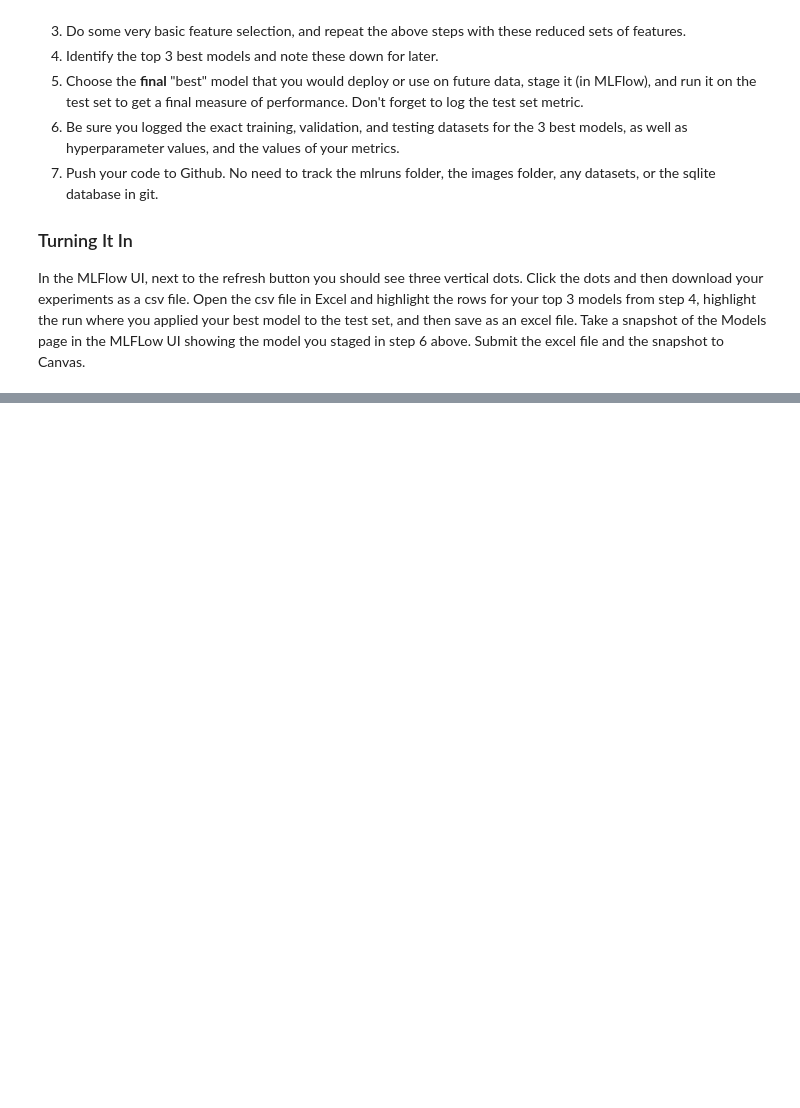
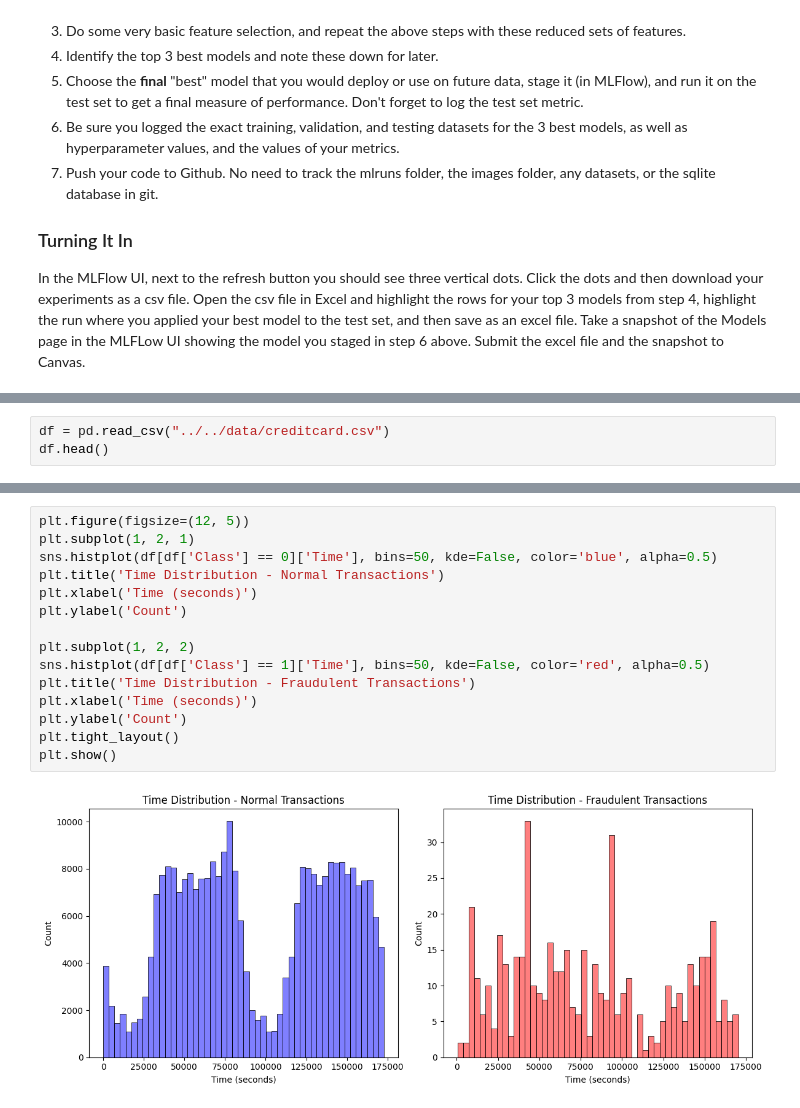
Before and after one commit to cherylxlee/msds-mlops, a Jupyter notebook: labs/2/Lab_2_exp_tracking_local.ipynb, the cells around one changed output, grey strips where cells are left out. Saved outputs shown, nothing was run; the diff lists cells and outputs as text; blank space fills up the shorter version.

```diff
--- a/labs/2/Lab_2_exp_tracking_local.ipynb
+++ b/labs/2/Lab_2_exp_tracking_local.ipynb
@@ -448,0 +462,3 @@ In the MLFlow UI, next to the refresh button you should see three vertical dots.
+# %%
+df = pd.read_csv("../../data/creditcard.csv")
+df.head()
@@ -448,0 +485,17 @@ In the MLFlow UI, next to the refresh button you should see three vertical dots.
+# %%
+plt.figure(figsize=(12, 5))
+plt.subplot(1, 2, 1)
+sns.histplot(df[df['Class'] == 0]['Time'], bins=50, kde=False, color='blue', alpha=0.5)
+plt.title('Time Distribution - Normal Transactions')
+plt.xlabel('Time (seconds)')
+plt.ylabel('Count')
+
+plt.subplot(1, 2, 2)
+sns.histplot(df[df['Class'] == 1]['Time'], bins=50, kde=False, color='red', alpha=0.5)
+plt.title('Time Distribution - Fraudulent Transactions')
+plt.xlabel('Time (seconds)')
+plt.ylabel('Count')
+plt.tight_layout()
+plt.show()
+# %% [output]
+[figure, added]
```
Also changed, not shown: parts of 32 cells of this notebook, 1 other file.
